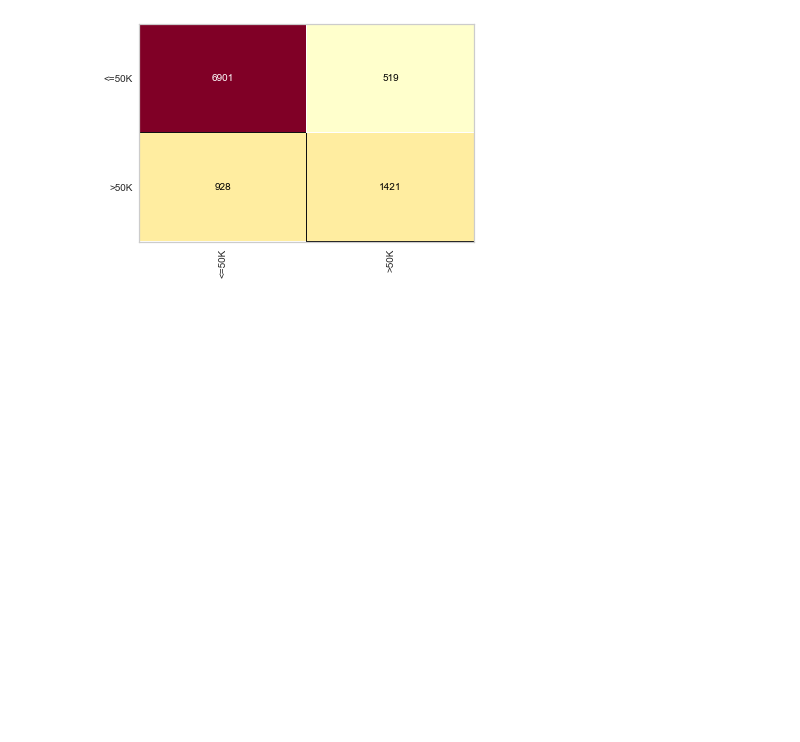
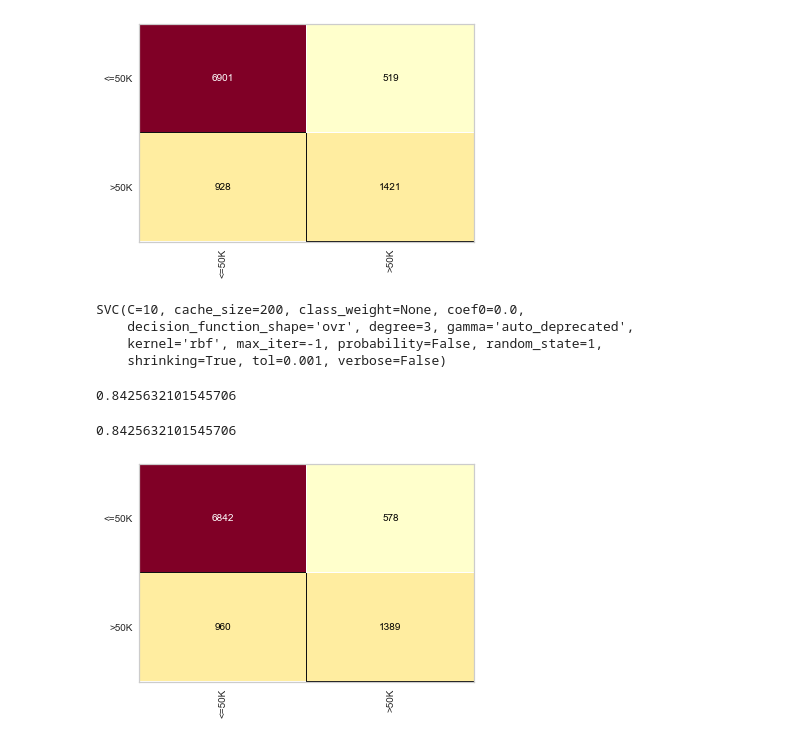
Before and after one commit to ayslanleal/credit-risk-classifier, a Jupyter notebook: training-censu.ipynb, the cells around one changed output. Saved outputs shown, nothing was run; the diff lists cells and outputs as text; code cells hidden in the pictures; blank space fills up the shorter version.

```diff
--- a/training-censu.ipynb
+++ b/training-censu.ipynb
@@ -169,3 +170,11 @@ cm.score(x_census_teste, y_census_teste)
 [figure]
 # %%
 print(classification_report(y_census_teste, previsores_rd))
+# %%
+censu_svm = SVC(kernel = 'rbf',random_state=1, C=10)
+censu_svm.fit(x_census_treino, y_census_treino)
+# %% [output]
+SVC(C=10, cache_size=200, class_weight=None, coef0=0.0,
+    decision_function_shape='ovr', degree=3, gamma='auto_deprecated',
+    kernel='rbf', max_iter=-1, probability=False, random_state=1,
+    shrinking=True, tol=0.001, verbose=False)
@@ -171,0 +183,11 @@ print(classification_report(y_census_teste, previsores_rd))
+# %%
+accuracy_score(y_census_teste, previsoes_svm)
+# %% [output]
+0.8425632101545706
+# %%
+cm = ConfusionMatrix(censu_svm)
+cm.fit(x_census_treino, y_census_treino)
+cm.score(x_census_teste, y_census_teste)
+# %% [output]
+0.8425632101545706
+[figure, added]
```
Also changed, not shown: parts of 3 cells of this notebook.
